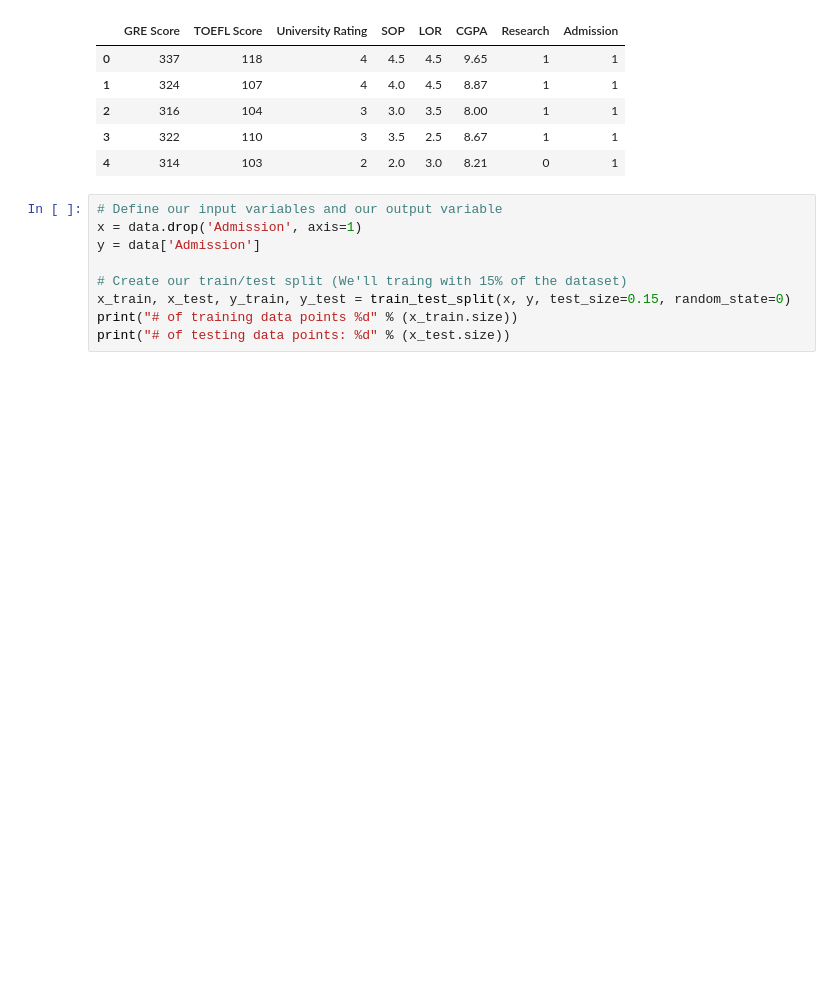
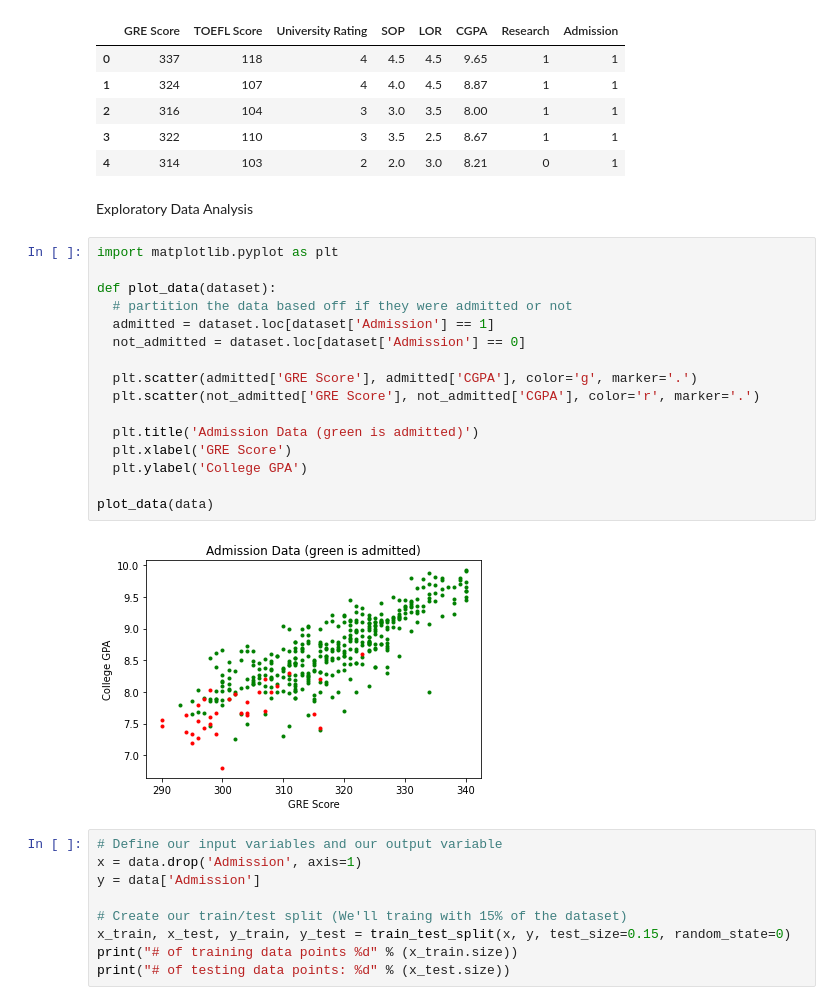
Before and after one commit to vt-ai-ml-club/repo, a Jupyter notebook: Fall2020/MultilayerPerceptron/MLP.ipynb, the cells around one changed output. Drawn from its saved outputs; the diff is of its cells as text; blank space fills up the shorter version.

```diff
--- a/Fall2020/MultilayerPerceptron/MLP.ipynb
+++ b/Fall2020/MultilayerPerceptron/MLP.ipynb
@@ -30,6 +37,26 @@ data.head()
 | 2 | 316 | 104 | 3 | 3.0 | 3.5 | 8.00 | 1 | 1 |
 | 3 | 322 | 110 | 3 | 3.5 | 2.5 | 8.67 | 1 | 1 |
 | 4 | 314 | 103 | 2 | 2.0 | 3.0 | 8.21 | 0 | 1 |
+# %% [markdown]
+Exploratory Data Analysis
+# %%
+import matplotlib.pyplot as plt
+
+def plot_data(dataset):
+  # partition the data based off if they were admitted or not
+  admitted = dataset.loc[dataset['Admission'] == 1]
+  not_admitted = dataset.loc[dataset['Admission'] == 0]
+
+  plt.scatter(admitted['GRE Score'], admitted['CGPA'], color='g', marker='.')
+  plt.scatter(not_admitted['GRE Score'], not_admitted['CGPA'], color='r', marker='.')
+
+  plt.title('Admission Data (green is admitted)')
+  plt.xlabel('GRE Score')
+  plt.ylabel('College GPA')
+
+plot_data(data)
+# %% [output]
+[figure, added]
 # %%
 # Define our input variables and our output variable
 x = data.drop('Admission', axis=1)
```
Also changed, not shown: parts of 6 cells of this notebook.
